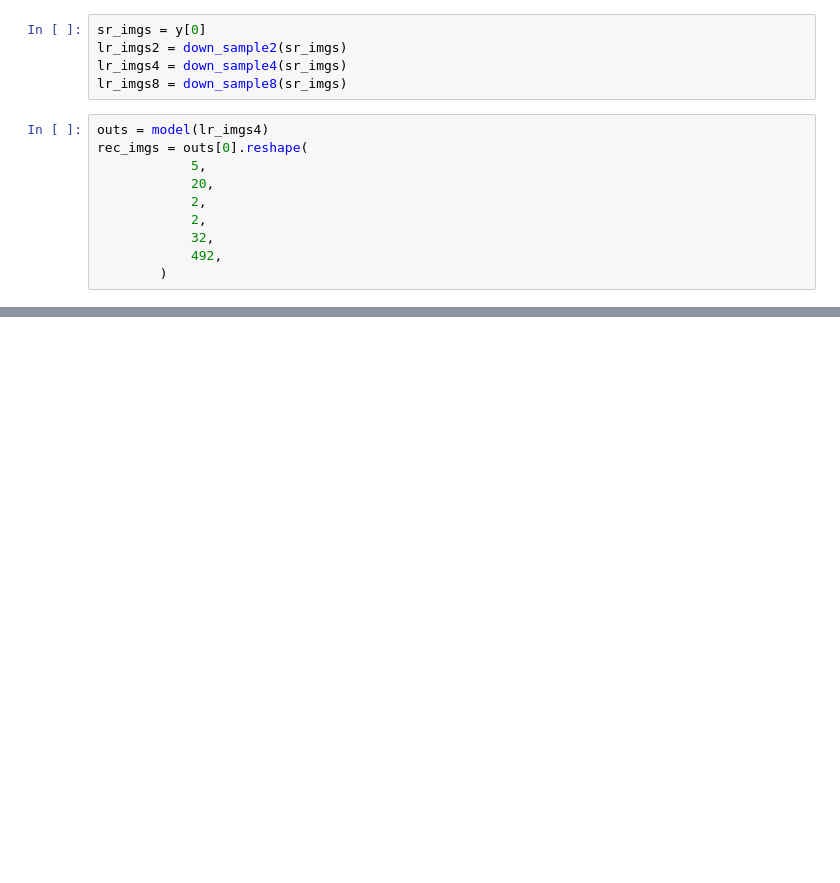
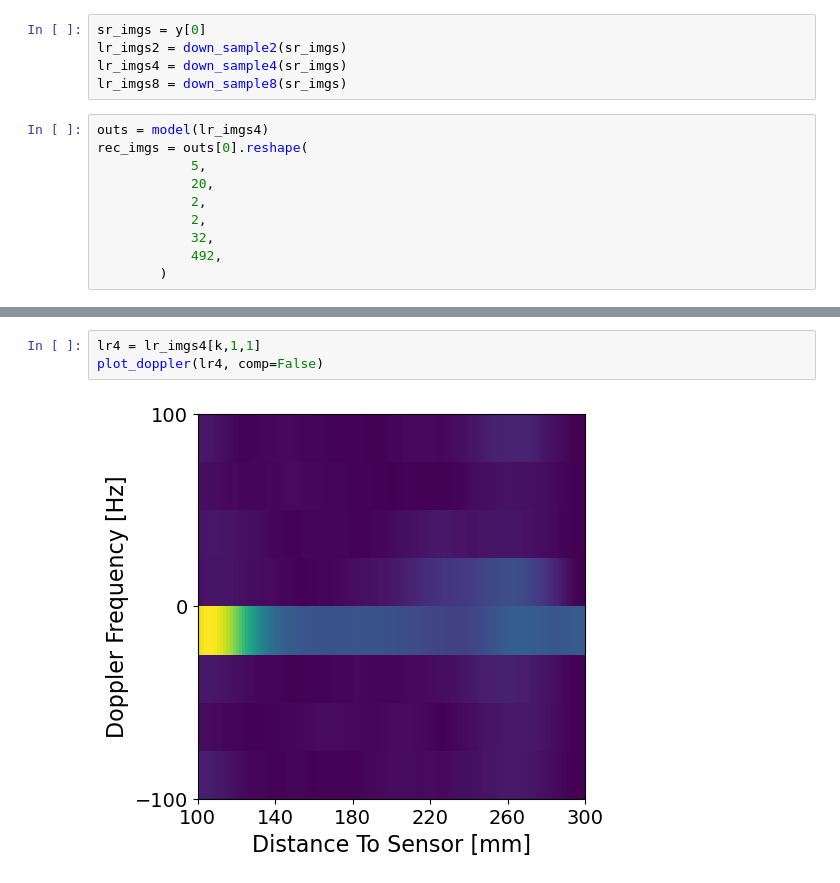
Before and after one commit to NetanelBlumenfeld/Radar-Sr-Classifer, a Jupyter notebook: python/gestures/notebooks/deo_raw_data.ipynb, the cells around one changed output, grey strips where cells are left out. Cells and saved outputs as stored; diff of their text form; blank space fills up the shorter version.

```diff
--- a/python/gestures/notebooks/deo_raw_data.ipynb
+++ b/python/gestures/notebooks/deo_raw_data.ipynb
@@ -119,0 +130,5 @@ plot_doppler(rec_imgs[2,9,1].detach().numpy(), comp=False)
+# %%
+lr4 = lr_imgs4[k,1,1]
+plot_doppler(lr4, comp=False)
+# %% [output]
+[figure, added]
```
Also changed, not shown: parts of 19 cells of this notebook, 4 other files.
